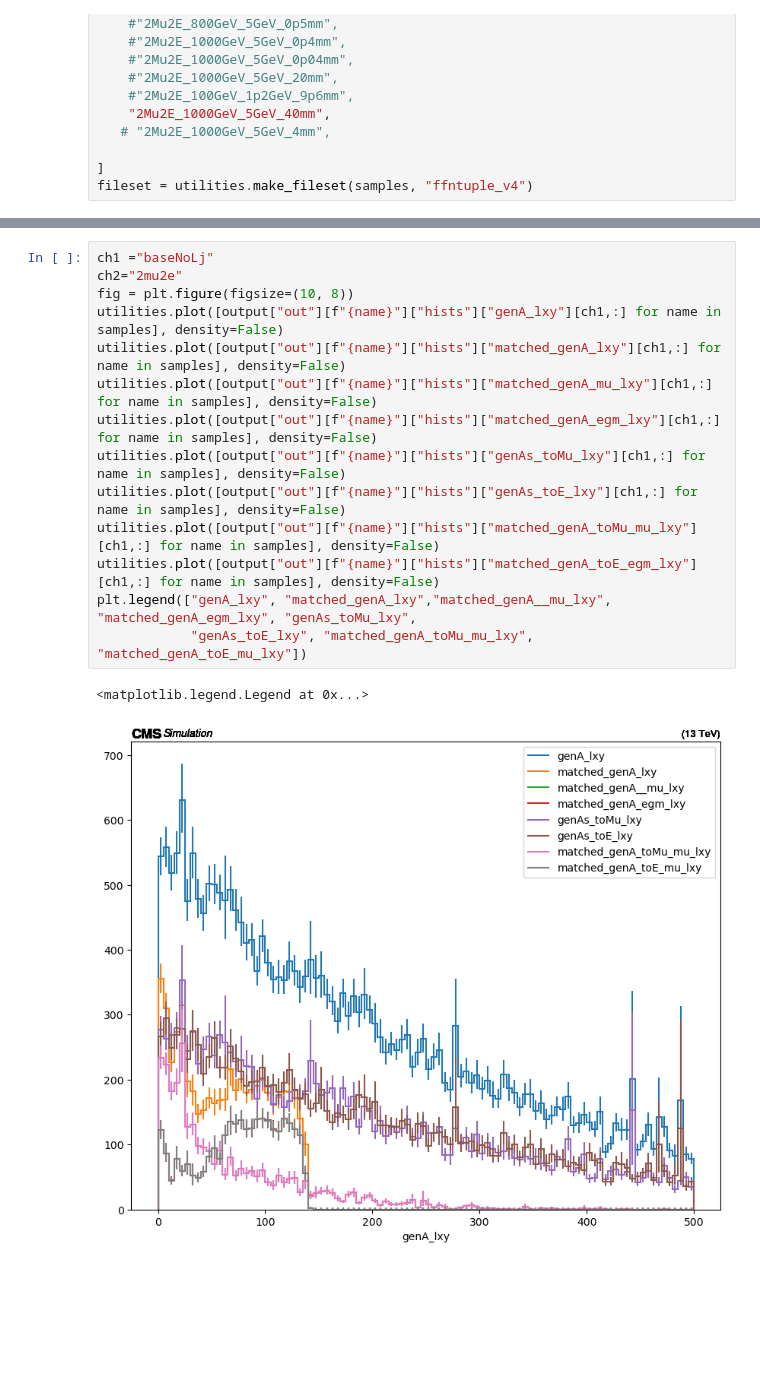
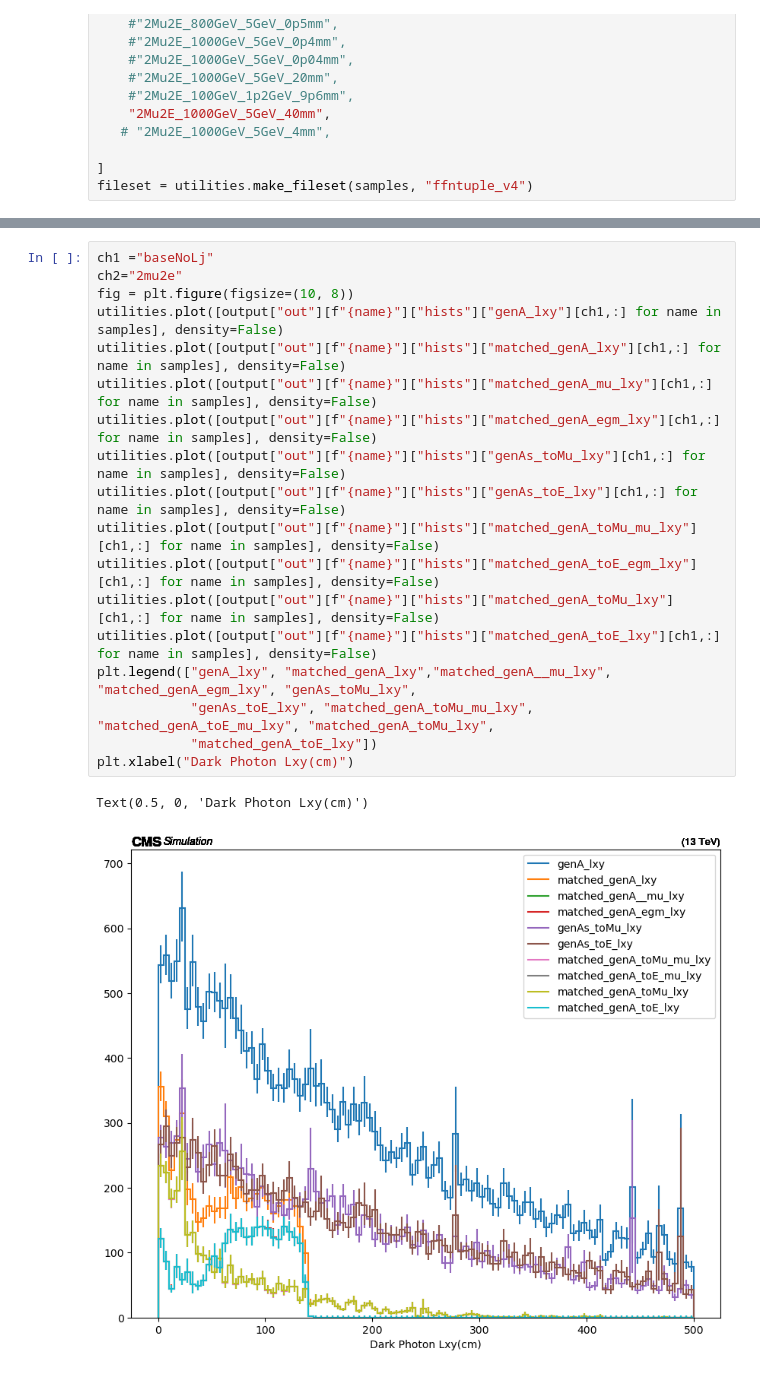
Before and after one commit to mariajose2398/SIDM, a Jupyter notebook: sidm/studies/darkPhotonLxyEff.ipynb, the cells around one changed output, grey strips where cells are left out. Drawn from its saved outputs; the diff is of its cells as text; blank space fills up the shorter version.

Commit message:
Added the two new histograms to the plot
1) Dark photon decaying to muon with lj nearby
2) Dark photon decaying to electron with lj nearby

```diff
--- a/sidm/studies/darkPhotonLxyEff.ipynb
+++ b/sidm/studies/darkPhotonLxyEff.ipynb
@@ -71,20 +71,24 @@ Warning: a histogram with the following axis names could not be filled and will
 # %%
 ch1 ="baseNoLj"
 ch2="2mu2e"
 fig = plt.figure(figsize=(10, 8))
 utilities.plot([output["out"][f"{name}"]["hists"]["genA_lxy"][ch1,:] for name in samples], density=False)
 utilities.plot([output["out"][f"{name}"]["hists"]["matched_genA_lxy"][ch1,:] for name in samples], density=False)
 utilities.plot([output["out"][f"{name}"]["hists"]["matched_genA_mu_lxy"][ch1,:] for name in samples], density=False)
 utilities.plot([output["out"][f"{name}"]["hists"]["matched_genA_egm_lxy"][ch1,:] for name in samples], density=False)
 utilities.plot([output["out"][f"{name}"]["hists"]["genAs_toMu_lxy"][ch1,:] for name in samples], density=False)
 utilities.plot([output["out"][f"{name}"]["hists"]["genAs_toE_lxy"][ch1,:] for name in samples], density=False)
 utilities.plot([output["out"][f"{name}"]["hists"]["matched_genA_toMu_mu_lxy"][ch1,:] for name in samples], density=False)
 utilities.plot([output["out"][f"{name}"]["hists"]["matched_genA_toE_egm_lxy"][ch1,:] for name in samples], density=False)
+utilities.plot([output["out"][f"{name}"]["hists"]["matched_genA_toMu_lxy"][ch1,:] for name in samples], density=False)
+utilities.plot([output["out"][f"{name}"]["hists"]["matched_genA_toE_lxy"][ch1,:] for name in samples], density=False)
 plt.legend(["genA_lxy", "matched_genA_lxy","matched_genA__mu_lxy", "matched_genA_egm_lxy", "genAs_toMu_lxy",
-            "genAs_toE_lxy", "matched_genA_toMu_mu_lxy", "matched_genA_toE_mu_lxy"])
+            "genAs_toE_lxy", "matched_genA_toMu_mu_lxy", "matched_genA_toE_mu_lxy", "matched_genA_toMu_lxy",
+            "matched_genA_toE_lxy"])
+plt.xlabel("Dark Photon Lxy(cm)")
 # %% [output]
-<matplotlib.legend.Legend at 0x...>
+Text(0.5, 0, 'Dark Photon Lxy(cm)')
-[figure, old version]
+[figure, new version]
 # %%
 utilities.plot([output["out"][f"{name}"]["hists"]["genA_n"][ch1,:] for name in samples], density=False)
 utilities.plot([output["out"][f"{name}"]["hists"]["matched_genA_n"][ch1,:] for name in samples], density=False)
```
Also changed, not shown: parts of 4 cells of this notebook.
